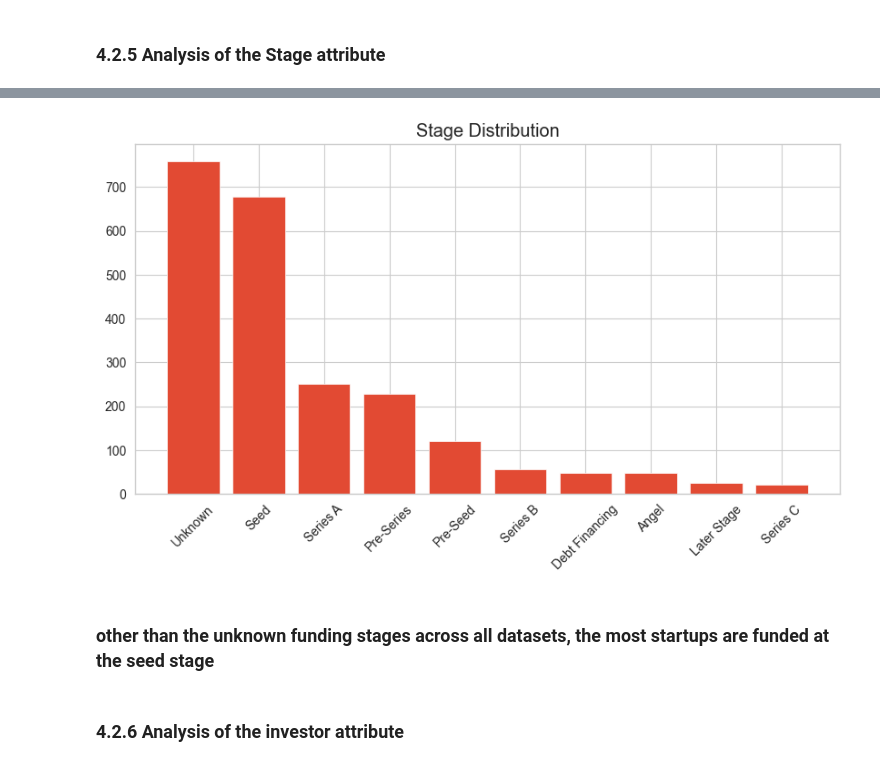
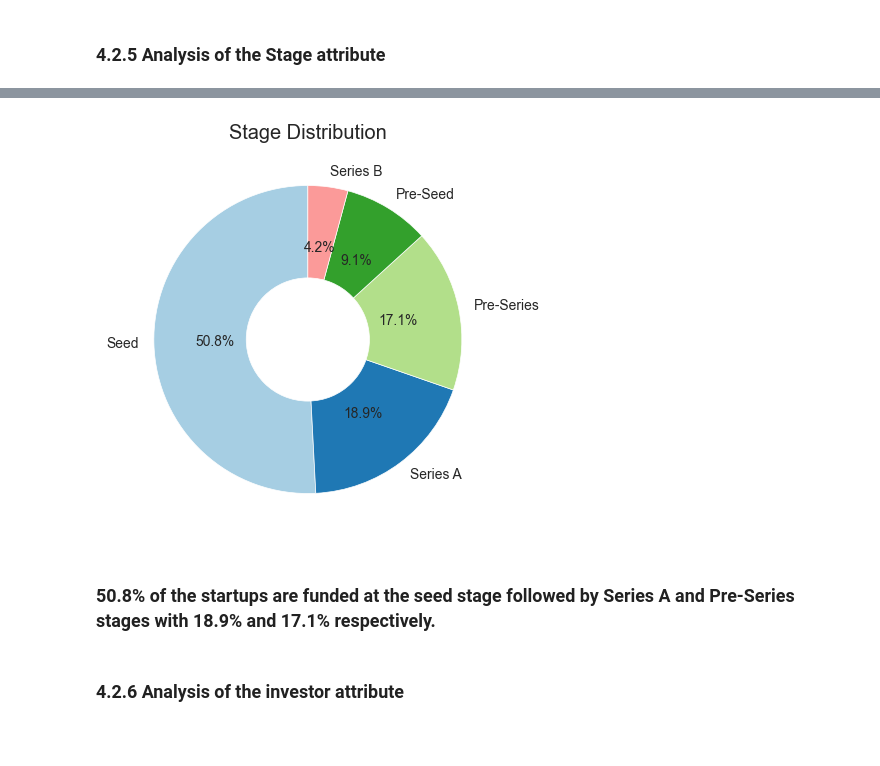
Before and after one commit to phinmaiyo/India-startup-ecosytem-analysis, a Jupyter notebook: LP1 data cleaning.ipynb, the cells around one changed output, grey strips where cells are left out. Drawn from its saved outputs; the diff is of its cells as text; code cells hidden in the pictures; blank space fills up the shorter version.

```diff
--- a/LP1 data cleaning.ipynb
+++ b/LP1 data cleaning.ipynb
@@ -1041,7 +1048,8 @@ memory usage: 200.4+ KB
 # %%
 # fill the empty entries in the Founded, Founders and Investor columns.
 # these missing values are as a result of the absence of these three columns in the 2018 dataset
-df['Founded'].fillna('unknown',inplace=True)
+# lets fill the missing values in the founded column with mode and fill founders and investor columns with 'unknown'
+df['Founded'].fillna(df['Founded'].mode() .iloc[0],inplace=True)
 df['Founders'].fillna('unknown',inplace=True)
 df['Investor'].fillna('unknown',inplace=True)
 # %%
@@ -1181,3 +1193,6 @@ df.shape
+# %%
+# create a new attribute called startup age
+df["Startup_Age"] = abs(df["Funding_Year"] - df["Founded"])
 # %% [markdown]
 ## 4. Modeling
 ## 4.1 VISUALIZATION
@@ -1336,6 +1361,9 @@ plt.show();
 # %%
 # now lets have a look at the distribution of the sector column:
-stage_count = df['Stage'].value_counts().head(10)
+# Filter out the rows with 'unknown' in the 'Stage' column
+filtered_df = df[df['Stage'] != 'Unknown']
+# Get the value counts of the 'Stage' column and select the top 5 values
+stage_count = filtered_df['Stage'].value_counts().head(5)
 stage_count
 # %% [output]
 Stage
@@ -1363,3 +1375,0 @@ df['Stage']=df['Stage'].replace('Unknown Stage','Unknown')
-# %%
-stage_count = df['Stage'].value_counts().head(10)
-stage_count
@@ -1379,13 +1376,15 @@ Name: count, dtype: int64
 # %%
-# lets see the distribution of the top 10 funding stages
-plt.figure(figsize=(10,5))
-plt.xticks(rotation=45)
-plt.bar(stage_count.index,stage_count.values, align='center')
+# lets see the distribution of the top 5 funding stages
+fig, ax = plt.subplots(figsize=(10, 5))
+outer_colors = plt.cm.Paired(range(len(stage_count)))
+ax.pie(stage_count.values, labels=stage_count.index, colors=outer_colors, radius=1, autopct='%1.1f%%', startangle=90)
+ax.pie([1], colors='white', radius=0.4)
+ax.set(aspect='equal')
 plt.title('Stage Distribution')
-plt.show();
+plt.show()
 # %% [output]
-[figure, old version]
+[figure, new version]
 # %% [markdown]
-### other than the unknown funding stages across all datasets, the most startups are funded at the seed stage
+### 50.8% of the startups are funded at the seed stage followed by Series A and Pre-Series stages with 18.9% and 17.1% respectively.
 # %% [markdown]
 ### 4.2.6 Analysis of the investor attribute
```
Also changed, not shown: parts of 53 cells of this notebook, 2 other files.
